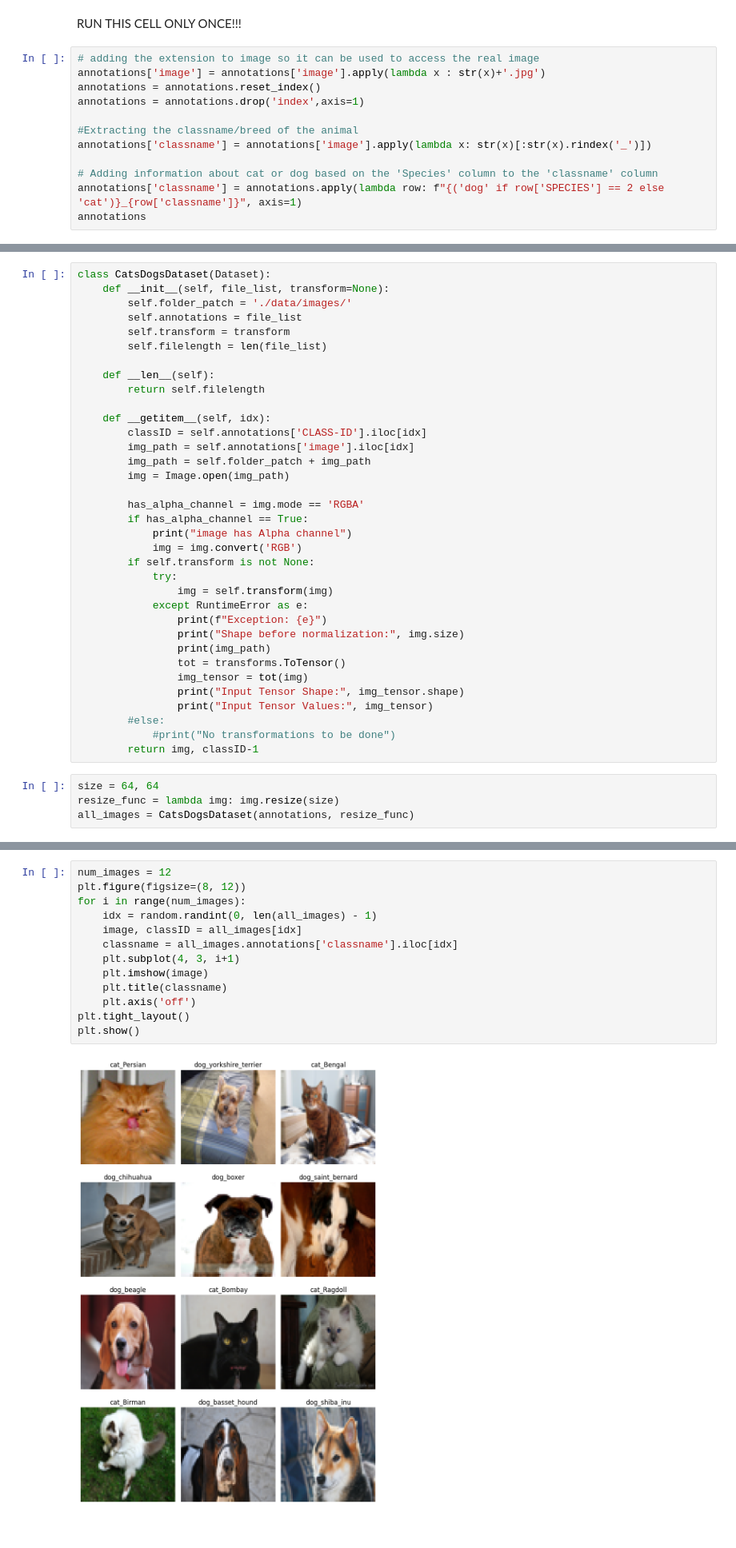
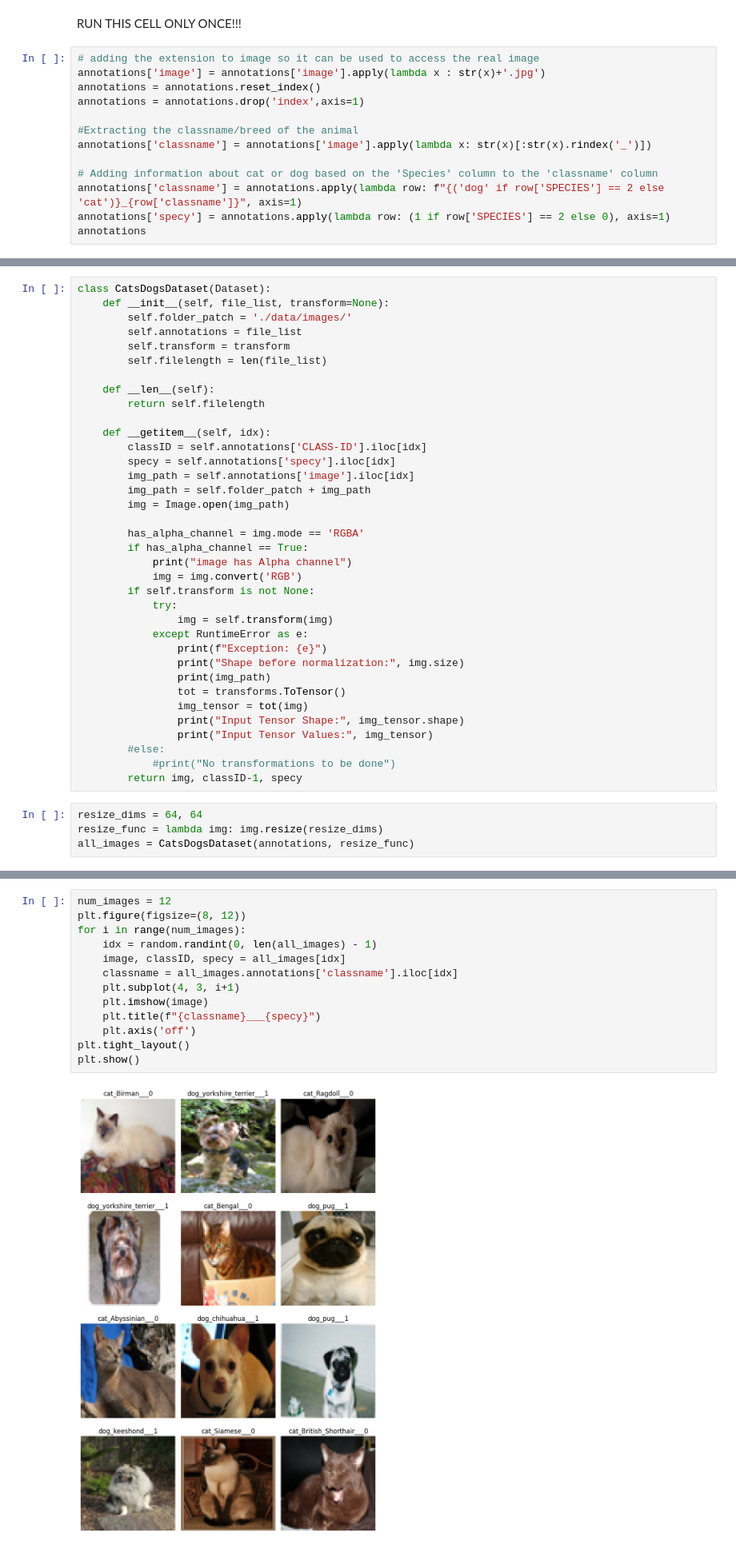
Before and after one commit to mrbloom/homework-cv, a Jupyter notebook: lesson_15/Overfitting.ipynb, the cells around one changed output, grey strips where cells are left out. Shown at 80% size. Drawn from its saved outputs; the diff is of its cells as text.

```diff
--- a/lesson_15/Overfitting.ipynb
+++ b/lesson_15/Overfitting.ipynb
@@ -104,5 +111,6 @@ annotations['classname'] = annotations['image'].apply(lambda x: str(x)[:str(x).r
 
 # Adding information about cat or dog based on the 'Species' column to the 'classname' column
 annotations['classname'] = annotations.apply(lambda row: f"{('dog' if row['SPECIES'] == 2 else 'cat')}_{row['classname']}", axis=1)
+annotations['specy'] = annotations.apply(lambda row: (1 if row['SPECIES'] == 2 else 0), axis=1)
 annotations
 # %% [output]
@@ -132,6 +140,7 @@ class CatsDogsDataset(Dataset):
 
     def __getitem__(self, idx):
         classID = self.annotations['CLASS-ID'].iloc[idx]
+        specy = self.annotations['specy'].iloc[idx]
         img_path = self.annotations['image'].iloc[idx]
         img_path = self.folder_patch + img_path
         img = Image.open(img_path)
@@ -153,10 +162,10 @@ class CatsDogsDataset(Dataset):
                 print("Input Tensor Values:", img_tensor)
         #else:
             #print("No transformations to be done")
-        return img, classID-1
+        return img, classID-1, specy
 # %%
-size = 64, 64
-resize_func = lambda img: img.resize(size)
+resize_dims = 64, 64
+resize_func = lambda img: img.resize(resize_dims)
 all_images = CatsDogsDataset(annotations, resize_func)
 # %%
 all_images[1]
@@ -165,18 +174,18 @@ all_images[1]
 # %%
 num_images = 12
 plt.figure(figsize=(8, 12))
 for i in range(num_images):
     idx = random.randint(0, len(all_images) - 1)
-    image, classID = all_images[idx]
+    image, classID, specy = all_images[idx]
     classname = all_images.annotations['classname'].iloc[idx]
     plt.subplot(4, 3, i+1)
     plt.imshow(image)
-    plt.title(classname)
+    plt.title(f"{classname}___{specy}")
     plt.axis('off')
 plt.tight_layout()
 plt.show()
 # %% [output]
-[figure, old version]
+[figure, new version]
 # %% [markdown]
 Now it is the time to load the data. We will normalize the dimensions to a specific image size.
 # %% [markdown]
```
Also changed, not shown: parts of 17 cells of this notebook, 1 other file.
